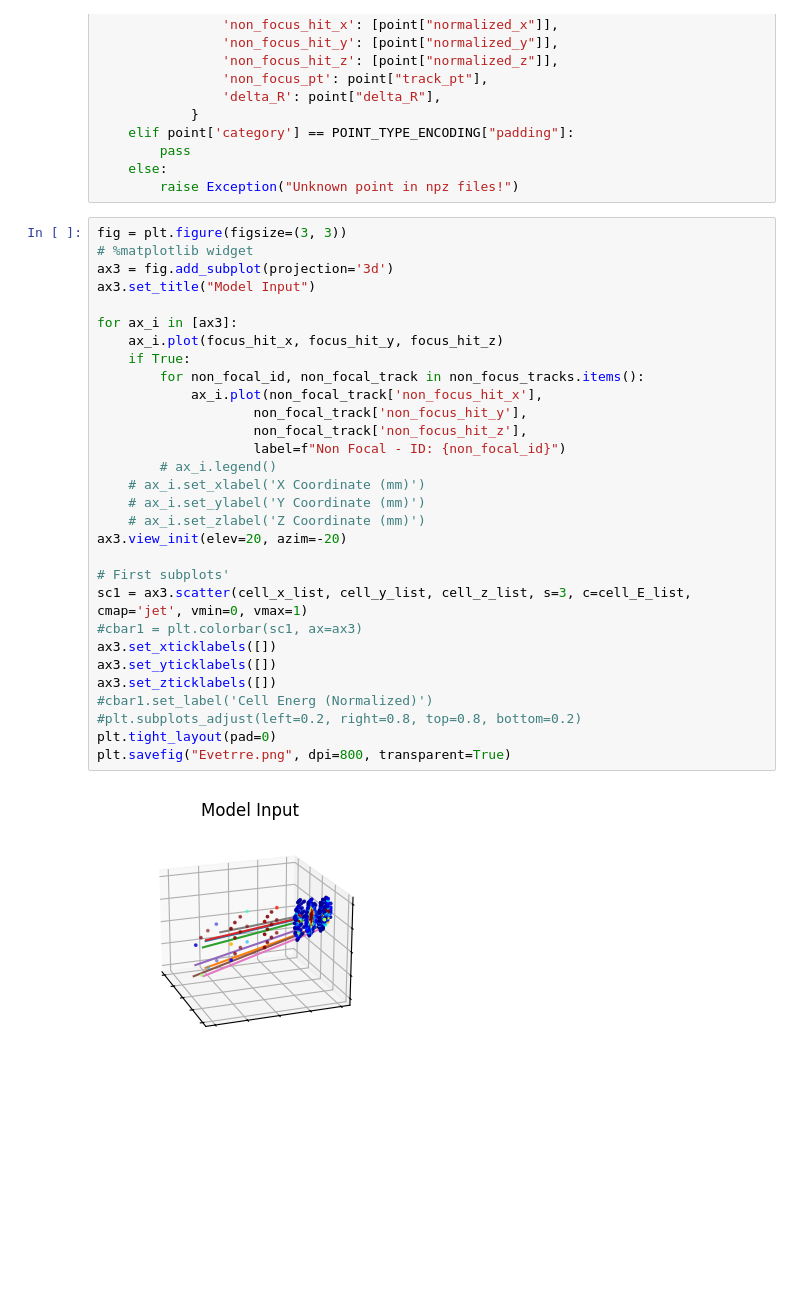
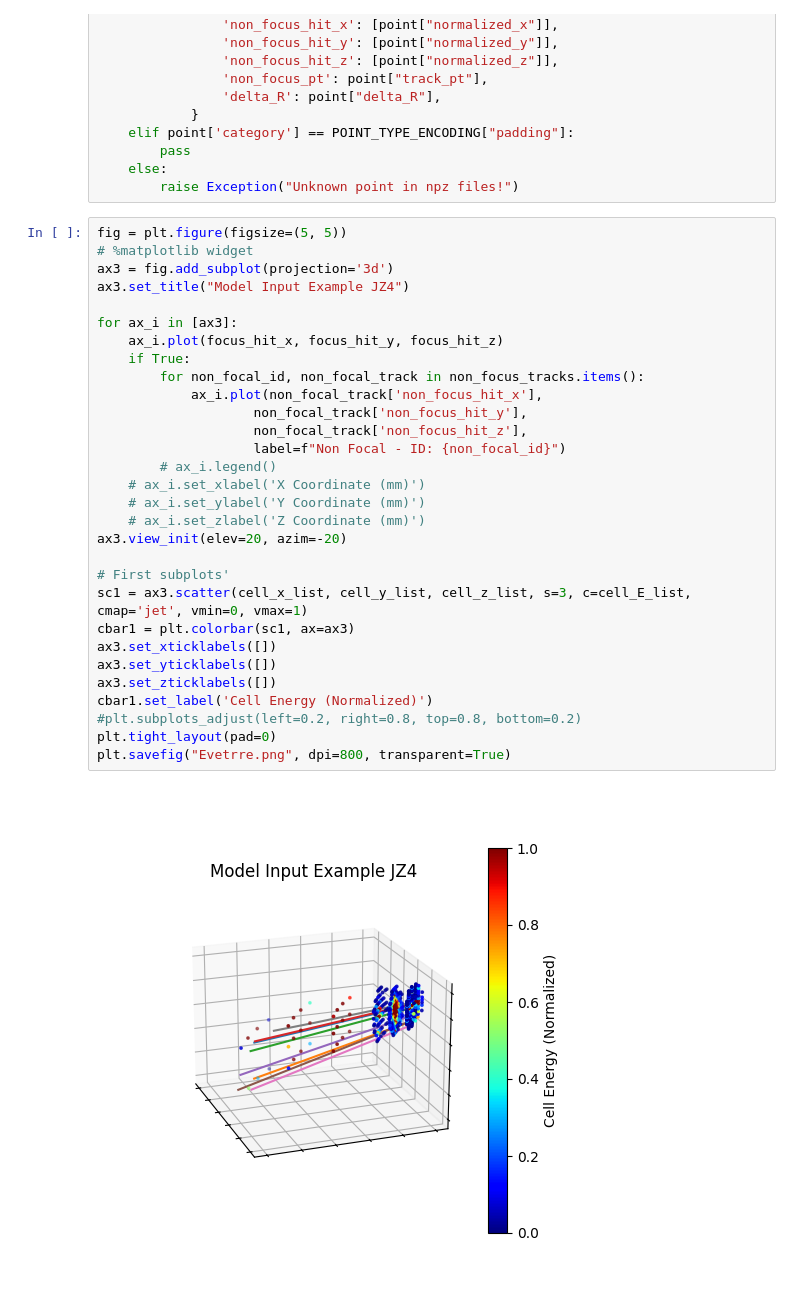
Before and after one commit to Joshuah143/JetPointNet, a Jupyter notebook: notebooks/joshua_working_notebooks/whats_up_with_JZ4.ipynb, the cells around one changed output. Saved outputs shown, nothing was run; the diff lists cells and outputs as text; blank space fills up the shorter version.

```diff
--- a/notebooks/joshua_working_notebooks/whats_up_with_JZ4.ipynb
+++ b/notebooks/joshua_working_notebooks/whats_up_with_JZ4.ipynb
@@ -691,34 +691,34 @@ for point_index, point in enumerate(window):
     else:
         raise Exception("Unknown point in npz files!")
 # %%
-fig = plt.figure(figsize=(3, 3))
+fig = plt.figure(figsize=(5, 5))
 # %matplotlib widget
 ax3 = fig.add_subplot(projection='3d')
-ax3.set_title("Model Input")
+ax3.set_title("Model Input Example JZ4")
 
 for ax_i in [ax3]:
     ax_i.plot(focus_hit_x, focus_hit_y, focus_hit_z)
     if True:
         for non_focal_id, non_focal_track in non_focus_tracks.items():
             ax_i.plot(non_focal_track['non_focus_hit_x'],
                     non_focal_track['non_focus_hit_y'],
                     non_focal_track['non_focus_hit_z'],
                     label=f"Non Focal - ID: {non_focal_id}")
         # ax_i.legend()
     # ax_i.set_xlabel('X Coordinate (mm)')
     # ax_i.set_ylabel('Y Coordinate (mm)')
     # ax_i.set_zlabel('Z Coordinate (mm)')
 ax3.view_init(elev=20, azim=-20)
 
 # First subplots'
 sc1 = ax3.scatter(cell_x_list, cell_y_list, cell_z_list, s=3, c=cell_E_list, cmap='jet', vmin=0, vmax=1)
-#cbar1 = plt.colorbar(sc1, ax=ax3)
+cbar1 = plt.colorbar(sc1, ax=ax3)
 ax3.set_xticklabels([])
 ax3.set_yticklabels([])
 ax3.set_zticklabels([])
-#cbar1.set_label('Cell Energ (Normalized)')
+cbar1.set_label('Cell Energy (Normalized)')
 #plt.subplots_adjust(left=0.2, right=0.8, top=0.8, bottom=0.2)
 plt.tight_layout(pad=0)
 plt.savefig("Evetrre.png", dpi=800, transparent=True)
 # %% [output]
-[figure, old version]
+[figure, new version]
```
Also changed, not shown: parts of 6 cells of this notebook, 11 other files.
